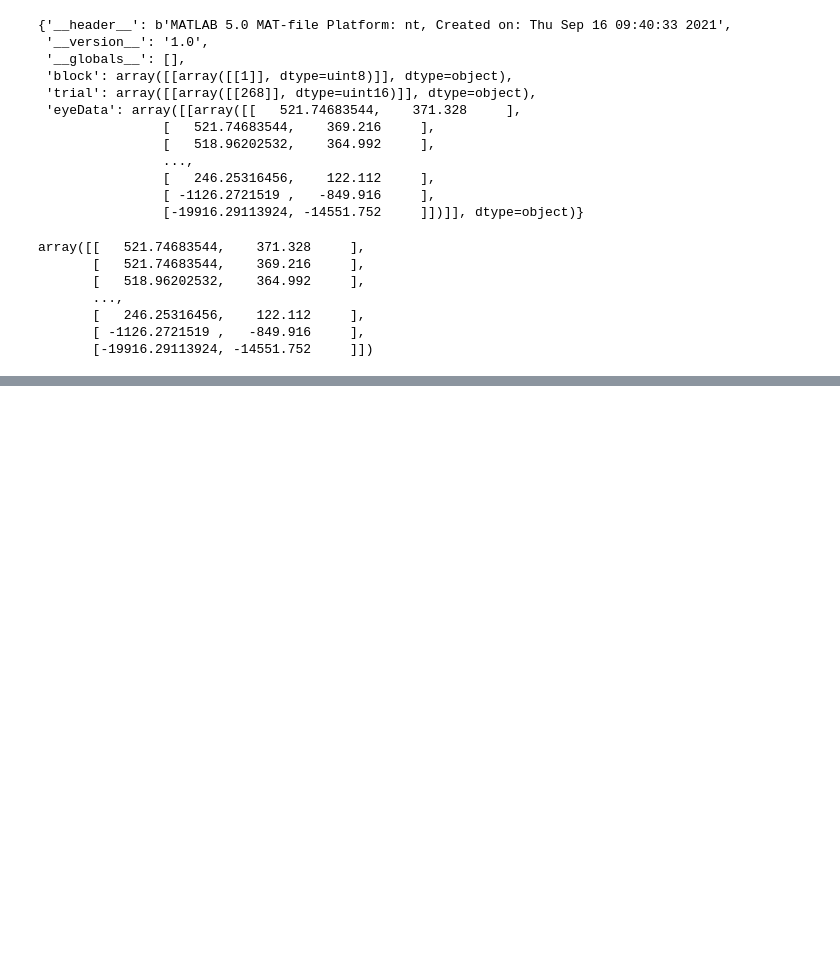
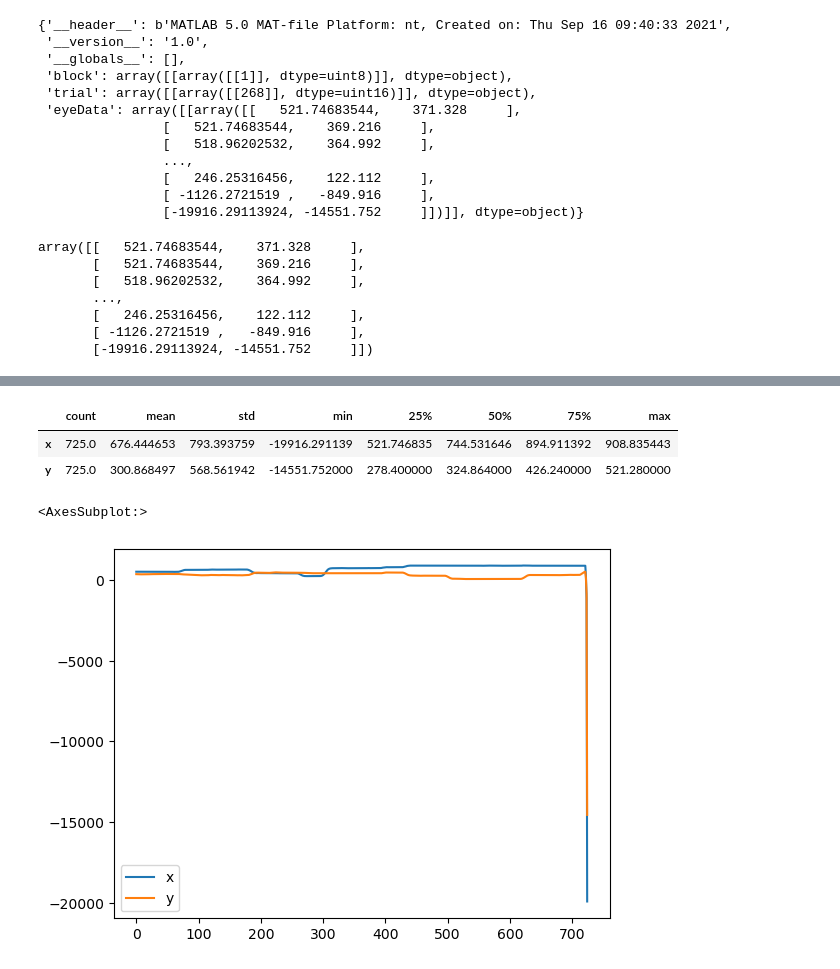
Before and after one commit to min02choi/Introduction-To-HCI, a Jupyter notebook: Week2/mat_test.ipynb, the cells around one changed output, grey strips where cells are left out. Drawn from its saved outputs; the diff is of its cells as text; code cells hidden in the pictures; blank space fills up the shorter version.

```diff
--- a/Week2/mat_test.ipynb
+++ b/Week2/mat_test.ipynb
@@ -27,3 +29,6 @@ array([[   521.74683544,    371.328     ],
        [   246.25316456,    122.112     ],
        [ -1126.2721519 ,   -849.916     ],
        [-19916.29113924, -14551.752     ]])
+# %%
+data_raw = mat_file['eyeData'][0][0]
+data_raw
@@ -29,0 +43,3 @@ array([[   521.74683544,    371.328     ],
+# %%
+pdata = pd.DataFrame(data_raw)
+pdata
@@ -29,0 +60,12 @@ array([[   521.74683544,    371.328     ],
+# %%
+pdata.columns = ['x', 'y']
+pdata.describe().transpose()
+# %% [output]
+|  | count | mean | std | min | 25% | 50% | 75% | max |
+| x | 725.0 | 676.444653 | 793.393759 | -19916.291139 | 521.746835 | 744.531646 | 894.911392 | 908.835443 |
+| y | 725.0 | 300.868497 | 568.561942 | -14551.752000 | 278.400000 | 324.864000 | 426.240000 | 521.280000 |
+# %%
+pdata.plot()
+# %% [output]
+<AxesSubplot:>
+[figure, added]
```
Also changed, not shown: parts of 13 cells of this notebook, 2 other files.
